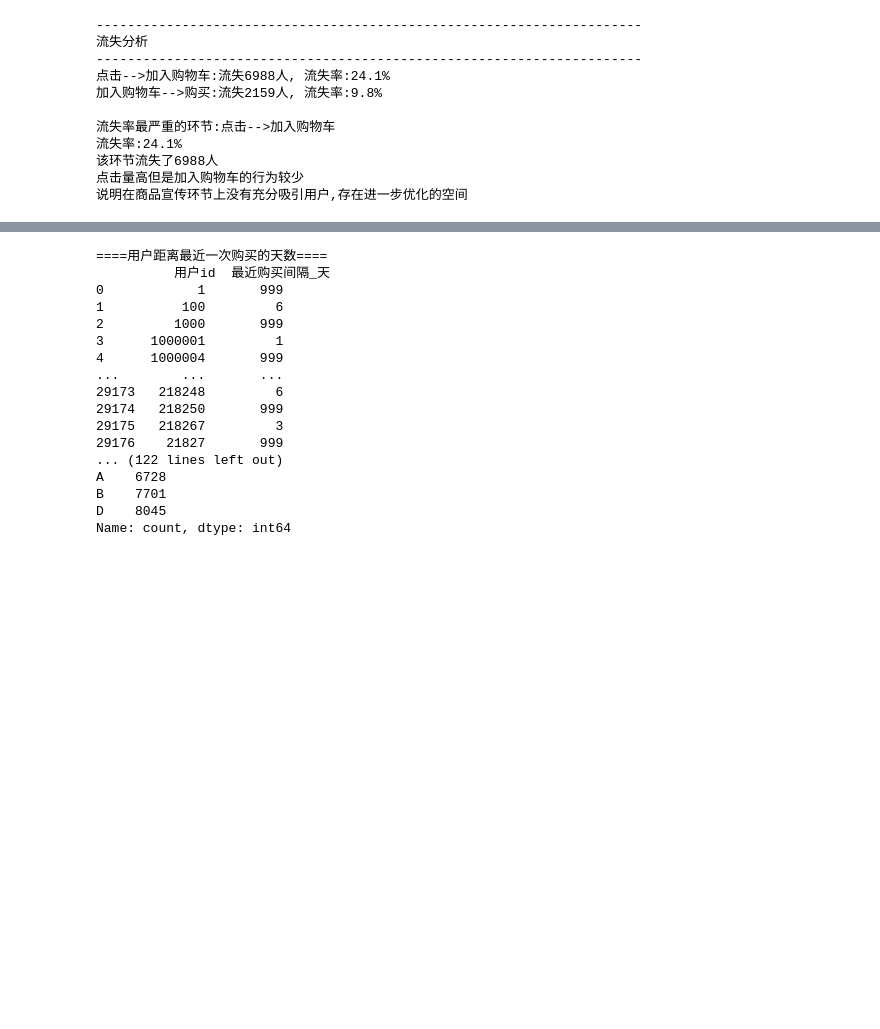
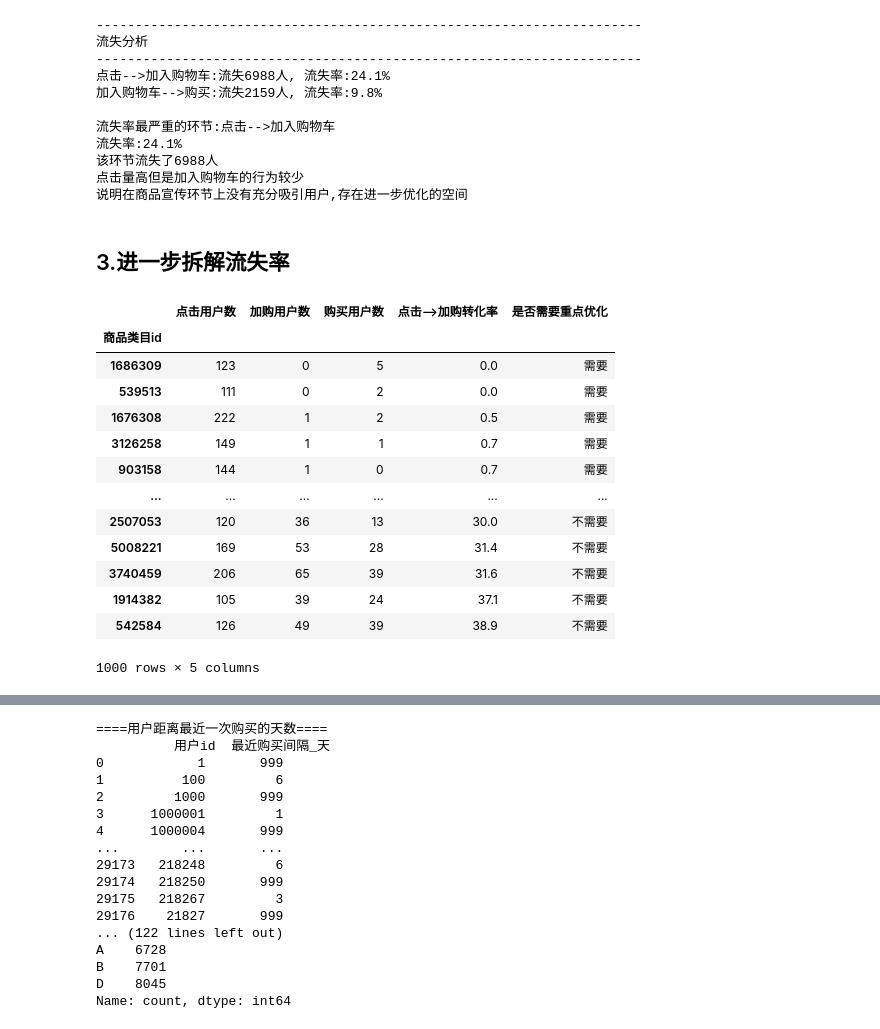
Before and after one commit to TAKA804/ECommerce-User-Analysis, a Jupyter notebook: 数分项目.ipynb, the cells around one changed output, grey strips where cells are left out. Cells and saved outputs as stored; diff of their text form; code cells hidden in the pictures; blank space fills up the shorter version.

```diff
--- a/数分项目.ipynb
+++ b/数分项目.ipynb
@@ -242,3 +242,42 @@ print("""流失率最严重的环节:点击-->加入购物车
 该环节流失了6988人
 点击量高但是加入购物车的行为较少
 说明在商品宣传环节上没有充分吸引用户,存在进一步优化的空间
+# %% [markdown]
+## 3.进一步拆解流失率
+# %%
+#先按照商品类目分组聚合，得到每一种商品的点击、加购、购买的人数
+click_users = df[df['用户行为'] == '点击'].groupby('商品类目id')['用户id'].nunique()
+cart_users  = df[df['用户行为'] == '加入购物车'].groupby('商品类目id')['用户id'].nunique()
+buy_users   = df[df['用户行为'] == '购买'].groupby('商品类目id')['用户id'].nunique()
+#将结果整合到一张表中
+category_funnel = pd.DataFrame({
+    '点击用户数': click_users,
+    '加购用户数': cart_users,
+    '购买用户数': buy_users
+}).fillna(0).astype(int)
+#计算每一个中商品的点击-->加购转化率
+category_funnel['点击-->加购转化率'] = (category_funnel['加购用户数'] / category_funnel['点击用户数'] * 100).round(1)
+
+#计算出流量较大（点击量大于均值）,但是转化率低于均值的商品，这些往往是优化的重点
+category_funnel_hightraffic = category_funnel[category_funnel['点击用户数'] >= category_funnel['点击用户数'].mean()].copy()
+
+#将需要重点优化的商品种类标注出来
+category_funnel_hightraffic['是否需要重点优化'] = np.where(
+    category_funnel_hightraffic['点击-->加购转化率'] < category_funnel_hightraffic['点击-->加购转化率'].mean(), '需要', '不需要')
+
+category_funnel_hightraffic.sort_values('点击-->加购转化率')
+# %% [output]
+|  | 点击用户数 | 加购用户数 | 购买用户数 | 点击-->加购转化率 | 是否需要重点优化 |
+| 商品类目id |  |  |  |  |  |
+| 1686309 | 123 | 0 | 5 | 0.0 | 需要 |
+| 539513 | 111 | 0 | 2 | 0.0 | 需要 |
+| 1676308 | 222 | 1 | 2 | 0.5 | 需要 |
+| 3126258 | 149 | 1 | 1 | 0.7 | 需要 |
+| 903158 | 144 | 1 | 0 | 0.7 | 需要 |
+| ... | ... | ... | ... | ... | ... |
+| 2507053 | 120 | 36 | 13 | 30.0 | 不需要 |
+| 5008221 | 169 | 53 | 28 | 31.4 | 不需要 |
+| 3740459 | 206 | 65 | 39 | 31.6 | 不需要 |
+| 1914382 | 105 | 39 | 24 | 37.1 | 不需要 |
+| 542584 | 126 | 49 | 39 | 38.9 | 不需要 |
+1000 rows × 5 columns
```
Also changed, not shown: parts of 8 cells of this notebook, 2 other files.
